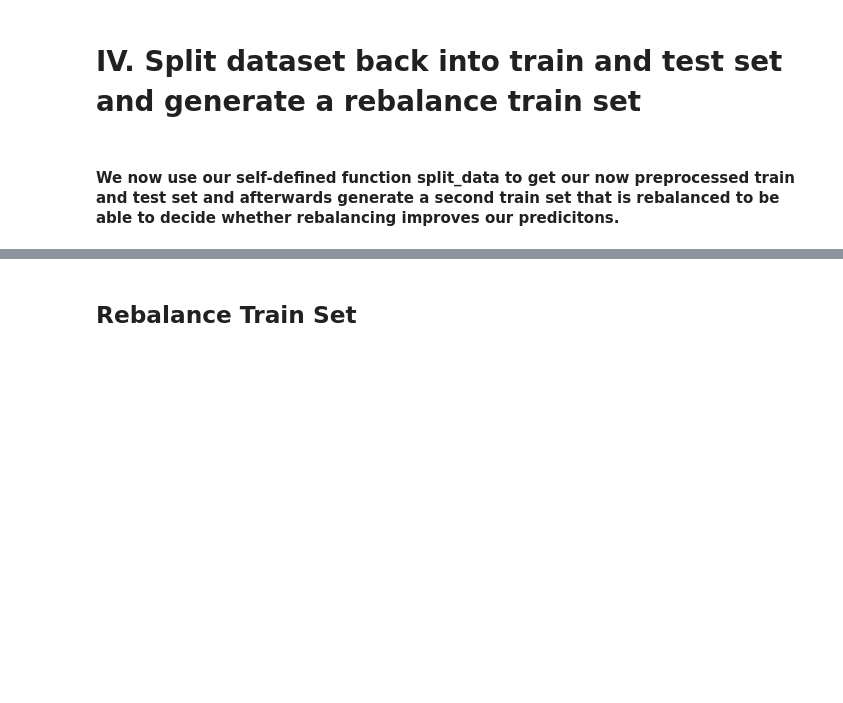
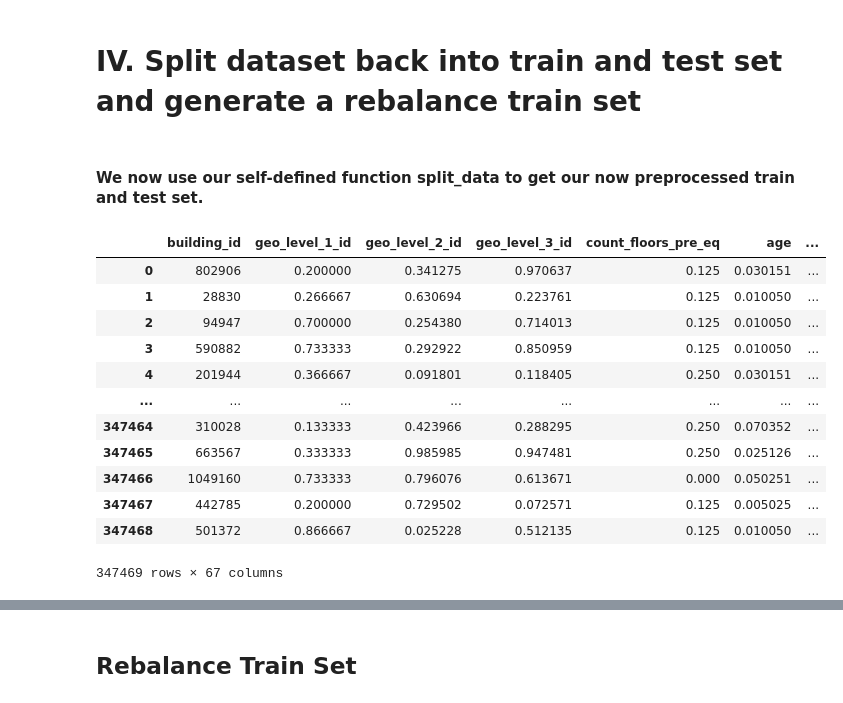
Before and after one commit to NiklasSabel/data_mining_1, a Jupyter notebook: notebooks/Baseline_models.ipynb, the cells around one changed output, grey strips where cells are left out. Drawn from its saved outputs; the diff is of its cells as text; code cells hidden in the pictures; blank space fills up the shorter version.

```diff
--- a/notebooks/Baseline_models.ipynb
+++ b/notebooks/Baseline_models.ipynb
@@ -103,7 +107,27 @@ The following features are correlated: position_t and position_s. Correlation =
 # %% [markdown]
 # IV. Split dataset back into train and test set and generate a rebalance train set
 # %% [markdown]
-#### We now use our self-defined function split_data to get our now preprocessed train and test set and afterwards generate a second train set that is rebalanced to be able to decide whether rebalancing improves our predicitons.
+#### We now use our self-defined function split_data to get our now preprocessed train and test set.
+# %%
+#scale geo_features for logistic regression and runtime
+geo_features = ['geo_level_1_id', 'geo_level_2_id', 'geo_level_3_id','age','area_percentage','height_percentage']
+scaler = MinMaxScaler()
+df[geo_features] = scaler.fit_transform(df[geo_features])
+df
+# %% [output]
+|  | building_id | geo_level_1_id | geo_level_2_id | geo_level_3_id | count_floors_pre_eq | age | ... |
+| 0 | 802906 | 0.200000 | 0.341275 | 0.970637 | 0.125 | 0.030151 | ... |
+| 1 | 28830 | 0.266667 | 0.630694 | 0.223761 | 0.125 | 0.010050 | ... |
+| 2 | 94947 | 0.700000 | 0.254380 | 0.714013 | 0.125 | 0.010050 | ... |
+| 3 | 590882 | 0.733333 | 0.292922 | 0.850959 | 0.125 | 0.010050 | ... |
+| 4 | 201944 | 0.366667 | 0.091801 | 0.118405 | 0.250 | 0.030151 | ... |
+| ... | ... | ... | ... | ... | ... | ... | ... |
+| 347464 | 310028 | 0.133333 | 0.423966 | 0.288295 | 0.250 | 0.070352 | ... |
+| 347465 | 663567 | 0.333333 | 0.985985 | 0.947481 | 0.250 | 0.025126 | ... |
+| 347466 | 1049160 | 0.733333 | 0.796076 | 0.613671 | 0.000 | 0.050251 | ... |
+| 347467 | 442785 | 0.200000 | 0.729502 | 0.072571 | 0.125 | 0.005025 | ... |
+| 347468 | 501372 | 0.866667 | 0.025228 | 0.512135 | 0.125 | 0.010050 | ... |
+347469 rows × 67 columns
 # %%
 data_train, target_train, data_test = split_data(df)
 data_train
```
Also changed, not shown: parts of 42 cells of this notebook.
